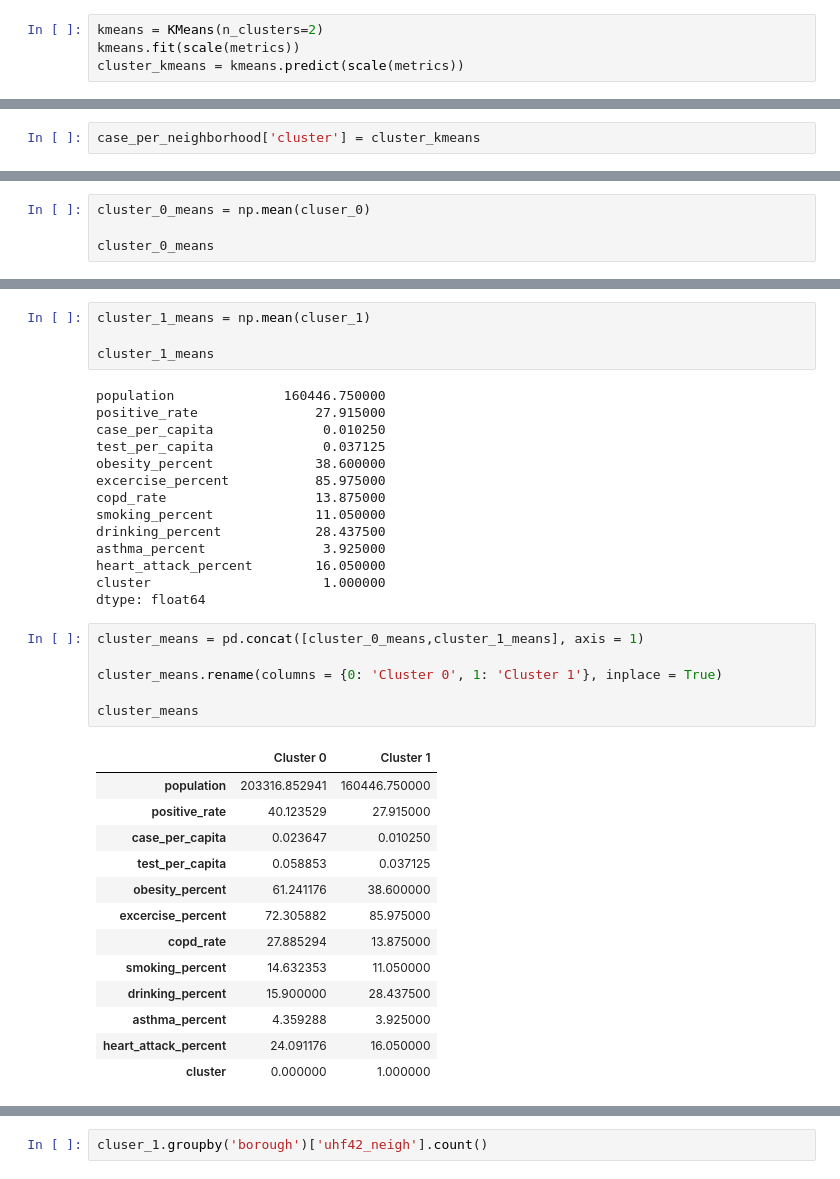
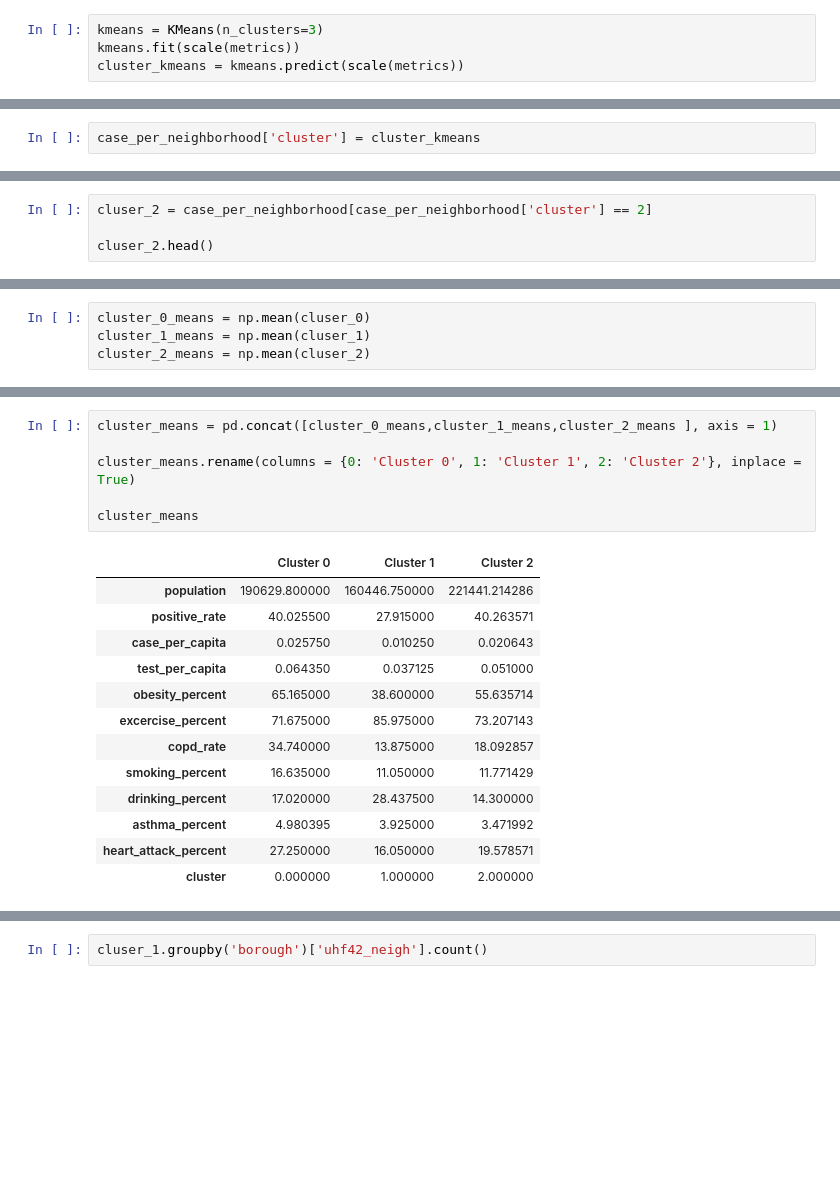
Before and after one commit to nqtri/mit_covid19_challenge, a Jupyter notebook: nyc_covid19_vs_health.ipynb, the cells around one changed output, grey strips where cells are left out. Drawn from its saved outputs; the diff is of its cells as text; blank space fills up the shorter version.

```diff
--- a/nyc_covid19_vs_health.ipynb
+++ b/nyc_covid19_vs_health.ipynb
@@ -611,4 +644,4 @@ plt.show();
 # %%
-kmeans = KMeans(n_clusters=2)
+kmeans = KMeans(n_clusters=3)
 kmeans.fit(scale(metrics))
 cluster_kmeans = kmeans.predict(scale(metrics))
@@ -649,3 +685,7 @@ cluser_1.head()
 | 10 | Brooklyn | Downtown - Heights - Slope | Downtown-Heights -Slope | 227057 | 30.64 | 0.012 | 0.039 | ... |
 | 34 | Manhattan | Union Square-Lower Manhattan | Lower Manhattan | 53215 | 25.78 | 0.008 | 0.031 | ... |
 | 35 | Manhattan | Union Square-Lower Manhattan | Union Square - Lower East Side | 199170 | 32.34 | 0.010 | 0.032 | ... |
+# %%
+cluser_2 = case_per_neighborhood[case_per_neighborhood['cluster'] == 2]
+
+cluser_2.head()
@@ -652,4 +699,4 @@ cluser_1.head()
 # %%
 cluster_0_means = np.mean(cluser_0)
-
-cluster_0_means
+cluster_1_means = np.mean(cluser_1)
+cluster_2_means = np.mean(cluser_2)
@@ -670,38 +703,20 @@ dtype: float64
-# %%
-cluster_1_means = np.mean(cluser_1)
-
-cluster_1_means
-# %% [output]
-population              160446.750000
-positive_rate               27.915000
-case_per_capita              0.010250
-test_per_capita              0.037125
-obesity_percent             38.600000
-excercise_percent           85.975000
-copd_rate                   13.875000
-smoking_percent             11.050000
-drinking_percent            28.437500
-asthma_percent               3.925000
-heart_attack_percent        16.050000
-cluster                      1.000000
-dtype: float64
 # %%
-cluster_means = pd.concat([cluster_0_means,cluster_1_means], axis = 1)
+cluster_means = pd.concat([cluster_0_means,cluster_1_means,cluster_2_means ], axis = 1)
 
-cluster_means.rename(columns = {0: 'Cluster 0', 1: 'Cluster 1'}, inplace = True)
+cluster_means.rename(columns = {0: 'Cluster 0', 1: 'Cluster 1', 2: 'Cluster 2'}, inplace = True)
 
 cluster_means
 # %% [output]
-|  | Cluster 0 | Cluster 1 |
-| population | 203316.852941 | 160446.750000 |
-| positive_rate | 40.123529 | 27.915000 |
-| case_per_capita | 0.023647 | 0.010250 |
-| test_per_capita | 0.058853 | 0.037125 |
-| obesity_percent | 61.241176 | 38.600000 |
-| excercise_percent | 72.305882 | 85.975000 |
-| copd_rate | 27.885294 | 13.875000 |
-| smoking_percent | 14.632353 | 11.050000 |
-| drinking_percent | 15.900000 | 28.437500 |
-| asthma_percent | 4.359288 | 3.925000 |
-| heart_attack_percent | 24.091176 | 16.050000 |
-| cluster | 0.000000 | 1.000000 |
+|  | Cluster 0 | Cluster 1 | Cluster 2 |
+| population | 190629.800000 | 160446.750000 | 221441.214286 |
+| positive_rate | 40.025500 | 27.915000 | 40.263571 |
+| case_per_capita | 0.025750 | 0.010250 | 0.020643 |
+| test_per_capita | 0.064350 | 0.037125 | 0.051000 |
+| obesity_percent | 65.165000 | 38.600000 | 55.635714 |
+| excercise_percent | 71.675000 | 85.975000 | 73.207143 |
+| copd_rate | 34.740000 | 13.875000 | 18.092857 |
+| smoking_percent | 16.635000 | 11.050000 | 11.771429 |
+| drinking_percent | 17.020000 | 28.437500 | 14.300000 |
+| asthma_percent | 4.980395 | 3.925000 | 3.471992 |
+| heart_attack_percent | 27.250000 | 16.050000 | 19.578571 |
+| cluster | 0.000000 | 1.000000 | 2.000000 |
```
Also changed, not shown: parts of 23 cells of this notebook.
